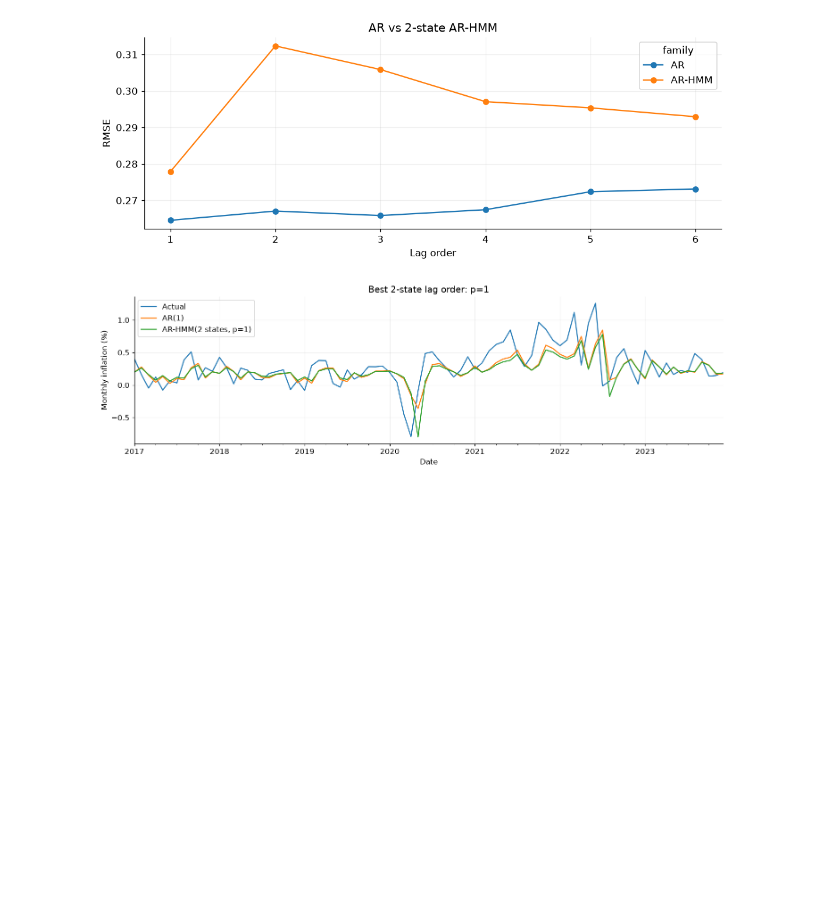
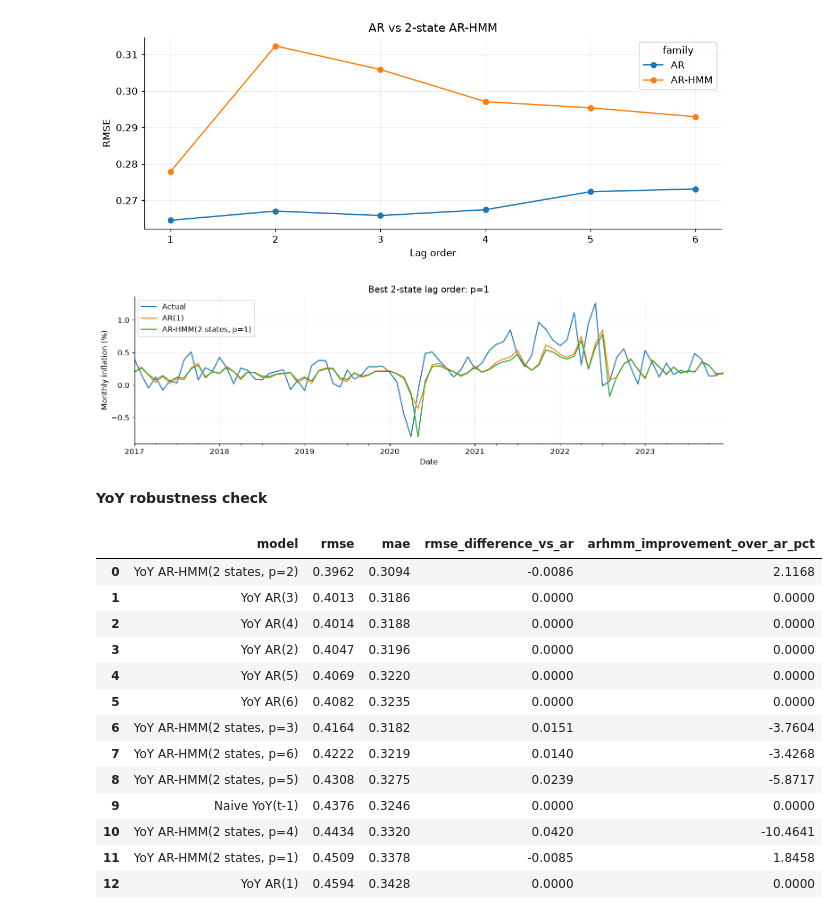
Before and after one commit to zahra-ynp/Thesis, a Jupyter notebook: modelling/notebooks/02_Forecasting_and_Regime_Results.ipynb, the cells around one changed output. Drawn from its saved outputs; the diff is of its cells as text; code cells hidden in the pictures; blank space fills up the shorter version.

```diff
--- a/modelling/notebooks/02_Forecasting_and_Regime_Results.ipynb
+++ b/modelling/notebooks/02_Forecasting_and_Regime_Results.ipynb
@@ -580,3 +580,35 @@ plt.tight_layout()
 plt.show()
 # %% [output]
 [figure]
+# %% [markdown]
+**YoY robustness check**
+# %%
+from modelling.regime_experiment import run_yoy_lag_order_experiment
+
+YOY_RESULTS = RESULTS / 'arhmm_yoy_lag_orders'
+RERUN_YOY = False
+if RERUN_YOY or not (YOY_RESULTS / 'metrics.csv').exists():
+    run_yoy_lag_order_experiment(
+        PROJECT_ROOT / 'data/processed/modelling_datasets/us_nyt_monthly_experiment.csv',
+        YOY_RESULTS, lag_orders=range(1, 7),
+    )
+yoy_metrics = pd.read_csv(YOY_RESULTS / 'metrics.csv')
+yoy_forecasts = pd.read_csv(YOY_RESULTS / 'forecasts.csv', parse_dates=['Date'])
+display(yoy_metrics[[
+    'model', 'rmse', 'mae', 'rmse_difference_vs_ar', 'arhmm_improvement_over_ar_pct',
+]].round(4))
+# %% [output]
+|  | model | rmse | mae | rmse_difference_vs_ar | arhmm_improvement_over_ar_pct |
+| 0 | YoY AR-HMM(2 states, p=2) | 0.3962 | 0.3094 | -0.0086 | 2.1168 |
+| 1 | YoY AR(3) | 0.4013 | 0.3186 | 0.0000 | 0.0000 |
+| 2 | YoY AR(4) | 0.4014 | 0.3188 | 0.0000 | 0.0000 |
+| 3 | YoY AR(2) | 0.4047 | 0.3196 | 0.0000 | 0.0000 |
+| 4 | YoY AR(5) | 0.4069 | 0.3220 | 0.0000 | 0.0000 |
+| 5 | YoY AR(6) | 0.4082 | 0.3235 | 0.0000 | 0.0000 |
+| 6 | YoY AR-HMM(2 states, p=3) | 0.4164 | 0.3182 | 0.0151 | -3.7604 |
+| 7 | YoY AR-HMM(2 states, p=6) | 0.4222 | 0.3219 | 0.0140 | -3.4268 |
+| 8 | YoY AR-HMM(2 states, p=5) | 0.4308 | 0.3275 | 0.0239 | -5.8717 |
+| 9 | Naive YoY(t-1) | 0.4376 | 0.3246 | 0.0000 | 0.0000 |
+| 10 | YoY AR-HMM(2 states, p=4) | 0.4434 | 0.3320 | 0.0420 | -10.4641 |
+| 11 | YoY AR-HMM(2 states, p=1) | 0.4509 | 0.3378 | -0.0085 | 1.8458 |
+| 12 | YoY AR(1) | 0.4594 | 0.3428 | 0.0000 | 0.0000 |
```
Also changed, not shown: parts of 2 cells of this notebook, 6 other files.
